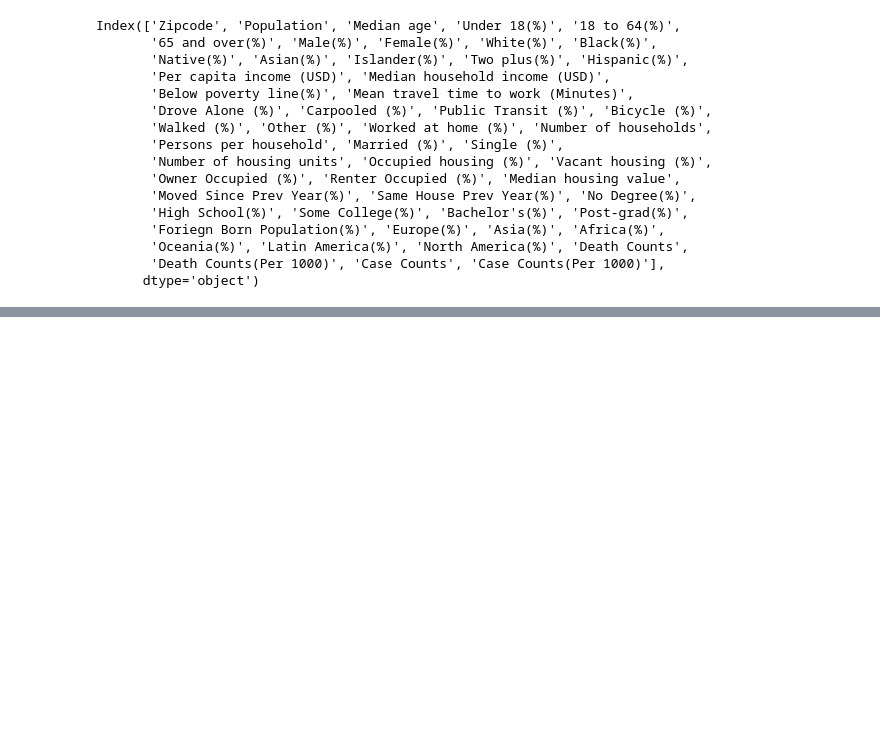
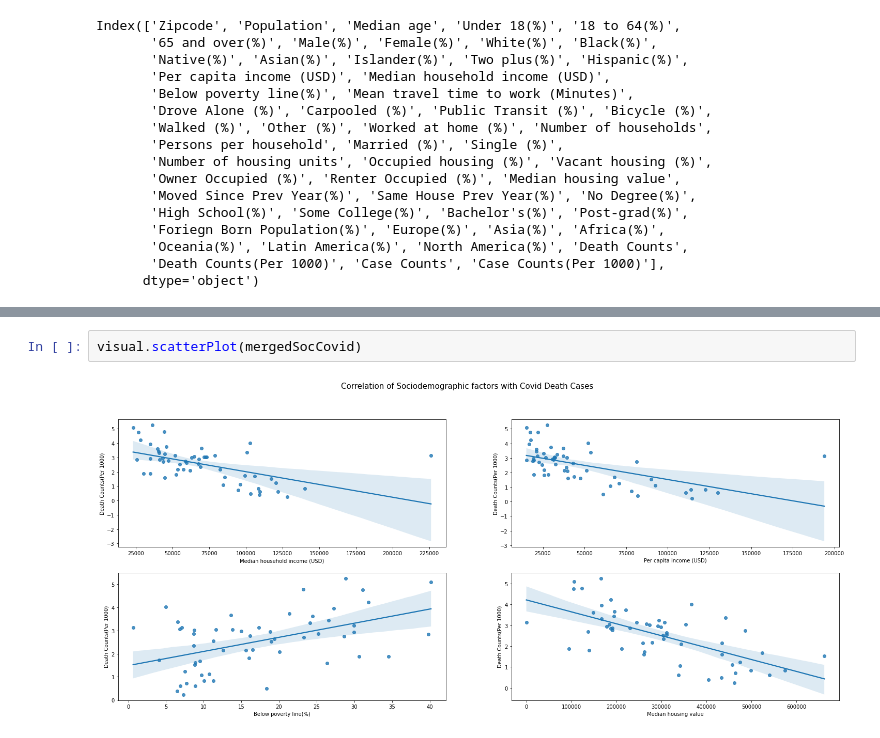
Before and after one commit to uic-cs418/modeling-the-pandemic, a Jupyter notebook: eda-vis.ipynb, the cells around one changed output, grey strips where cells are left out. Cells and saved outputs as stored; diff of their text form; blank space fills up the shorter version.

```diff
--- a/eda-vis.ipynb
+++ b/eda-vis.ipynb
@@ -185,0 +84,4 @@ gdf.plot(column='Death Counts(Per 1000)', ax=ax, legend=True, cax=cax,legend_kwd
+# %%
+visual.scatterPlot(mergedSocCovid)
+# %% [output]
+[figure, added]
```
Also changed, not shown: parts of 33 cells of this notebook, 11 other files.
